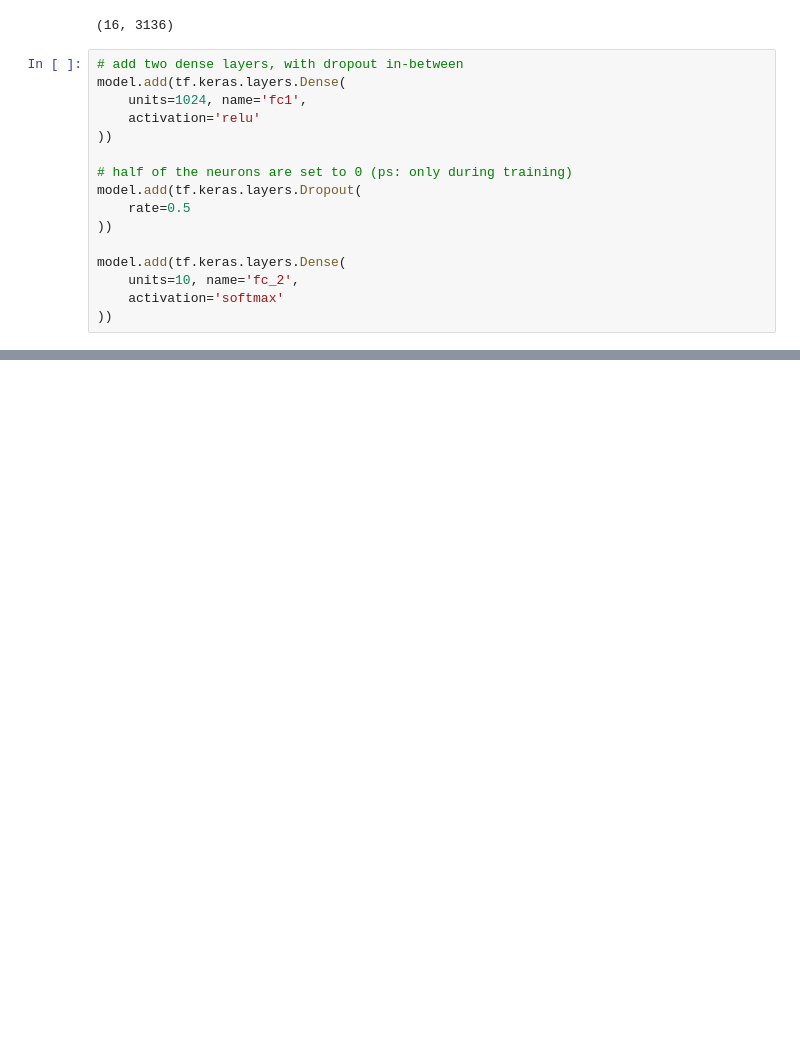
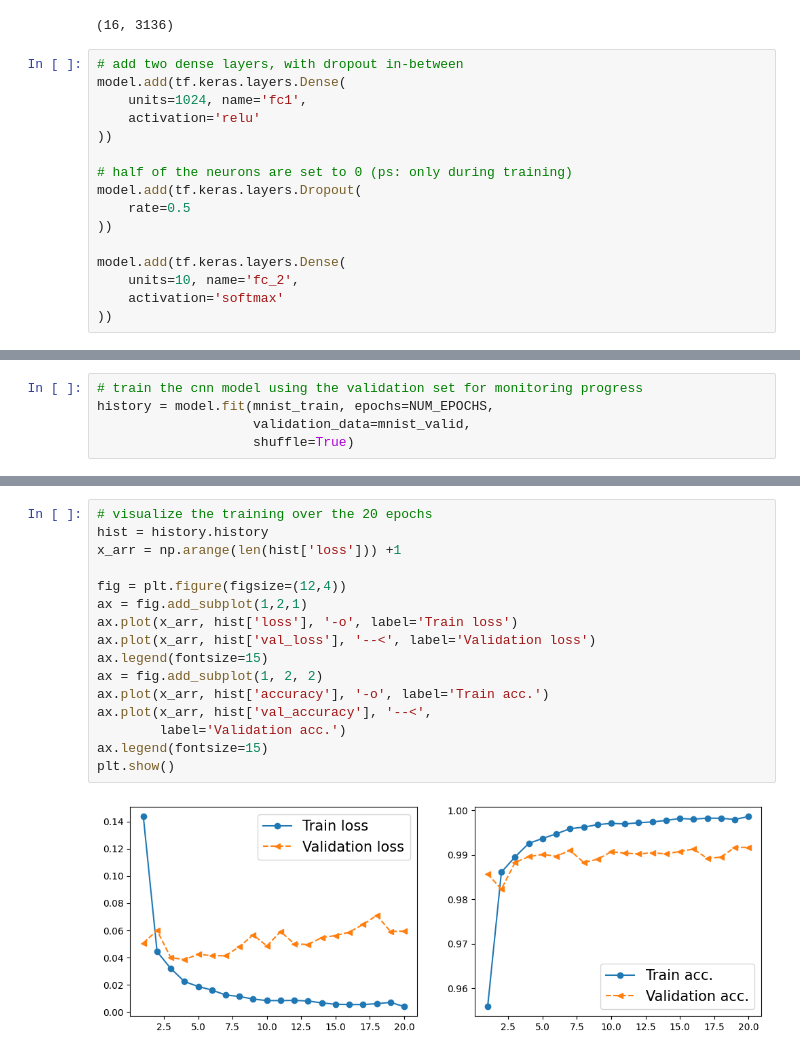
Before and after one commit to hskramstad00/DAT300, a Jupyter notebook: Boka/CH15: Classifing Images with CNN/multilayer_cnn.ipynb, the cells around one changed output, grey strips where cells are left out. Drawn from its saved outputs; the diff is of its cells as text; blank space fills up the shorter version.

```diff
--- a/Boka/CH15: Classifing Images with CNN/multilayer_cnn.ipynb
+++ b/Boka/CH15: Classifing Images with CNN/multilayer_cnn.ipynb
@@ -133,3 +135,8 @@ Model: "sequential_9"
  Total params: 3,274,634 (12.49 MB)
  Trainable params: 3,274,634 (12.49 MB)
  Non-trainable params: 0 (0.00 B)
+# %%
+# train the cnn model using the validation set for monitoring progress
+history = model.fit(mnist_train, epochs=NUM_EPOCHS,
+                    validation_data=mnist_valid,
+                    shuffle=True)
@@ -135,0 +161,18 @@ Model: "sequential_9"
+# %%
+# visualize the training over the 20 epochs
+hist = history.history
+x_arr = np.arange(len(hist['loss'])) +1
+
+fig = plt.figure(figsize=(12,4))
+ax = fig.add_subplot(1,2,1)
+ax.plot(x_arr, hist['loss'], '-o', label='Train loss')
+ax.plot(x_arr, hist['val_loss'], '--<', label='Validation loss')
+ax.legend(fontsize=15)
+ax = fig.add_subplot(1, 2, 2)
+ax.plot(x_arr, hist['accuracy'], '-o', label='Train acc.')
+ax.plot(x_arr, hist['val_accuracy'], '--<',
+        label='Validation acc.')
+ax.legend(fontsize=15)
+plt.show()
+# %% [output]
+[figure, added]
```
Also changed, not shown: parts of 6 cells of this notebook.
